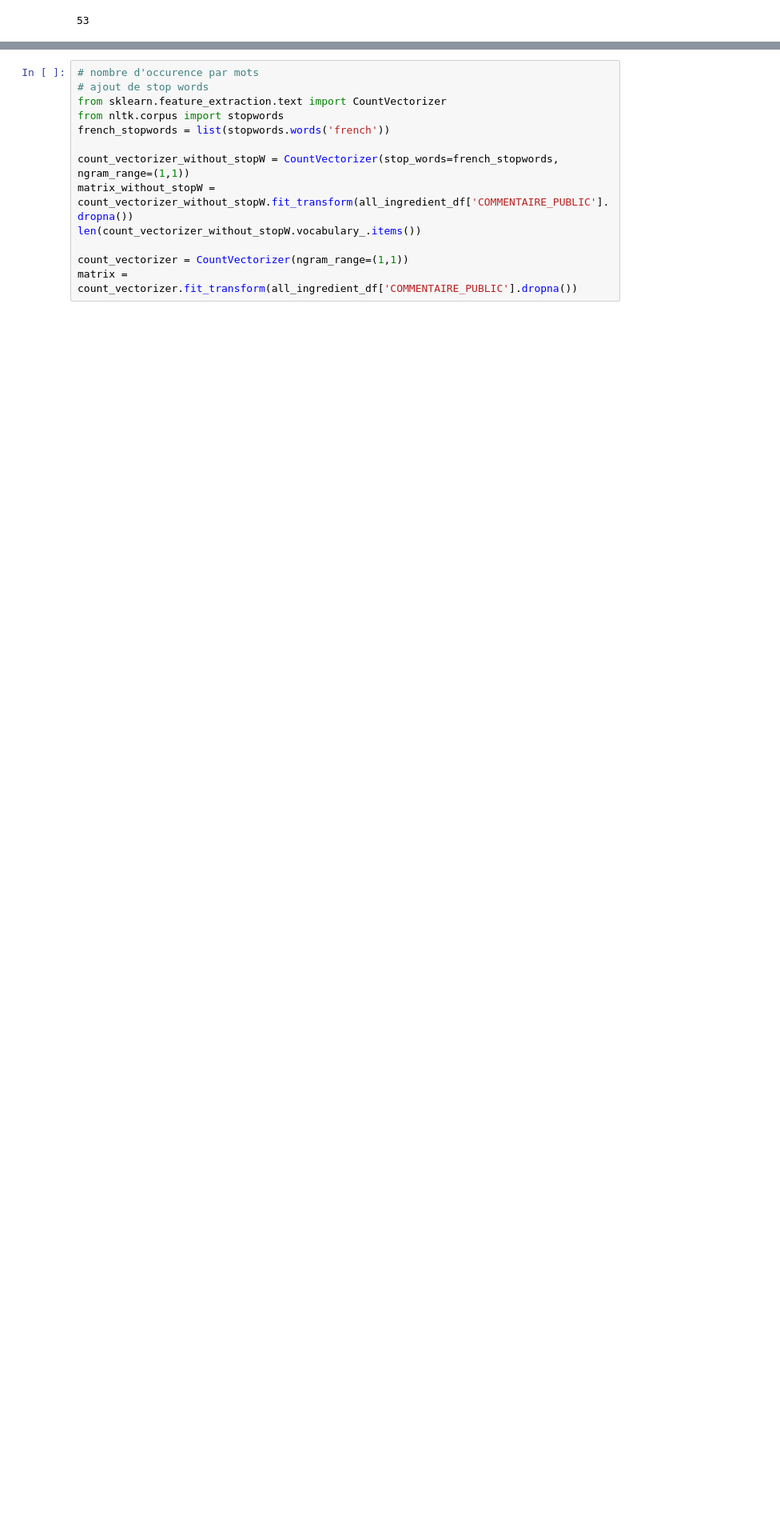
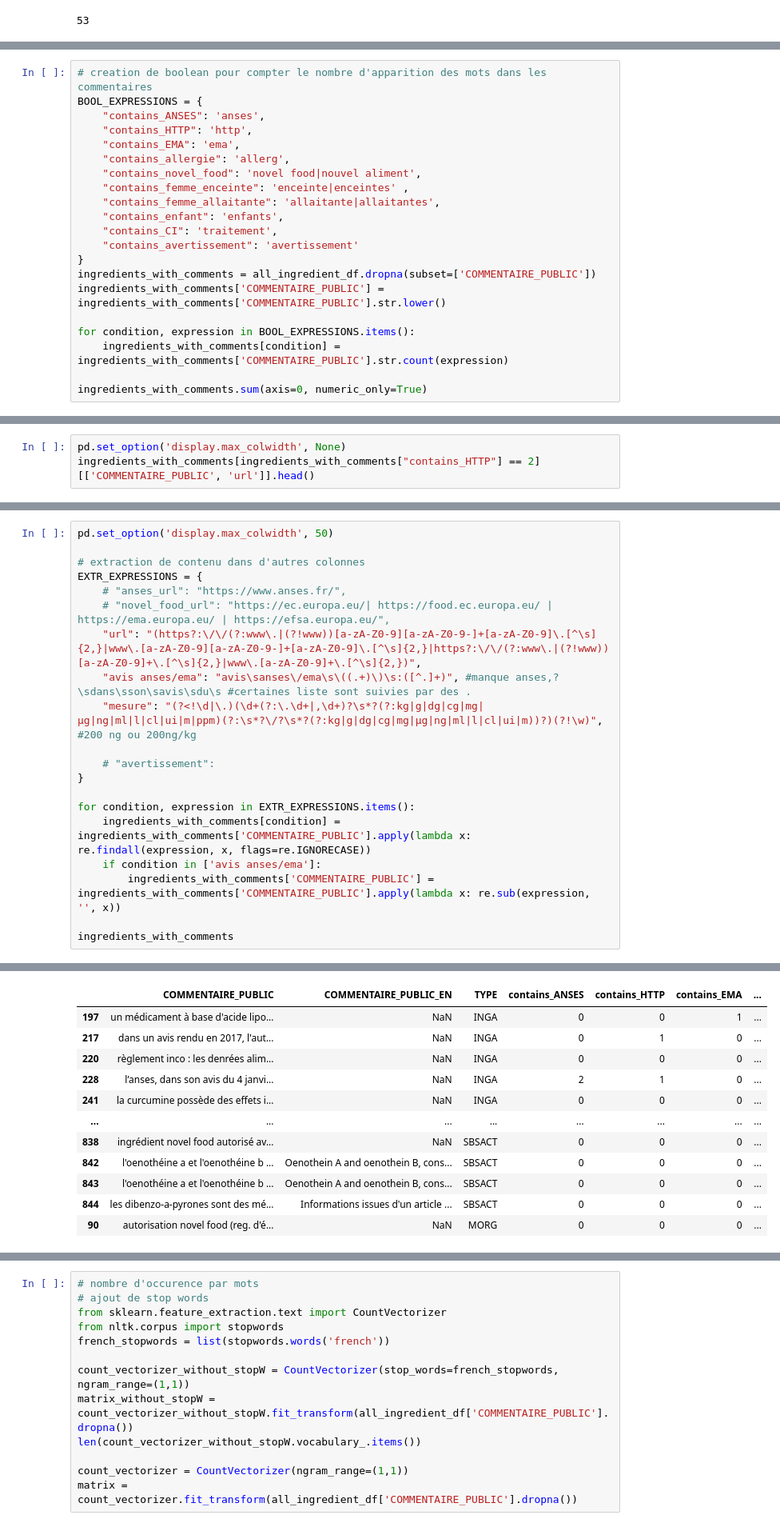
Before and after one commit to betagouv/complements-alimentaires, a Jupyter notebook: notebooks/siccrf_field_cleaning.ipynb, the cells around one changed output, grey strips where cells are left out. Shown at 80% size. Drawn from its saved outputs; the diff is of its cells as text; blank space fills up the shorter version.

```diff
--- a/notebooks/siccrf_field_cleaning.ipynb
+++ b/notebooks/siccrf_field_cleaning.ipynb
@@ -130,0 +133,21 @@ len(all_ingredient_df[all_ingredient_df['contains_novel_food'] == True][['COMMEN
+# %%
+# creation de boolean pour compter le nombre d'apparition des mots dans les commentaires
+BOOL_EXPRESSIONS = {
+    "contains_ANSES": 'anses',
+    "contains_HTTP": 'http',
+    "contains_EMA": 'ema',
+    "contains_allergie": 'allerg',
+    "contains_novel_food": 'novel food|nouvel aliment',
+    "contains_femme_enceinte": 'enceinte|enceintes' ,
+    "contains_femme_allaitante": 'allaitante|allaitantes',
+    "contains_enfant": 'enfants',
+    "contains_CI": 'traitement',
+    "contains_avertissement": 'avertissement'
+}
+ingredients_with_comments = all_ingredient_df.dropna(subset=['COMMENTAIRE_PUBLIC'])
+ingredients_with_comments['COMMENTAIRE_PUBLIC'] = ingredients_with_comments['COMMENTAIRE_PUBLIC'].str.lower()
+
+for condition, expression in BOOL_EXPRESSIONS.items():
+    ingredients_with_comments[condition] = ingredients_with_comments['COMMENTAIRE_PUBLIC'].str.count(expression)
+
+ingredients_with_comments.sum(axis=0, numeric_only=True)
@@ -130,0 +183,3 @@ len(all_ingredient_df[all_ingredient_df['contains_novel_food'] == True][['COMMEN
+# %%
+pd.set_option('display.max_colwidth', None)
+ingredients_with_comments[ingredients_with_comments["contains_HTTP"] == 2][['COMMENTAIRE_PUBLIC', 'url']].head()
@@ -130,0 +193,21 @@ len(all_ingredient_df[all_ingredient_df['contains_novel_food'] == True][['COMMEN
+# %%
+pd.set_option('display.max_colwidth', 50)
+
+# extraction de contenu dans d'autres colonnes
+EXTR_EXPRESSIONS = {
+    # "anses_url": "https://www.anses.fr/",
+    # "novel_food_url": "https://ec.europa.eu/| https://food.ec.europa.eu/ | https://ema.europa.eu/ | https://efsa.europa.eu/",
+    "url": "(https?:\/\/(?:www\.|(?!www))[a-zA-Z0-9][a-zA-Z0-9-]+[a-zA-Z0-9]\.[^\s]{2,}|www\.[a-zA-Z0-9][a-zA-Z0-9-]+[a-zA-Z0-9]\.[^\s]{2,}|https?:\/\/(?:www\.|(?!www))[a-zA-Z0-9]+\.[^\s]{2,}|www\.[a-zA-Z0-9]+\.[^\s]{2,})",
+    "avis anses/ema": "avis\sanses\/ema\s\((.+)\)\s:([^.]+)", #manque anses,?\sdans\sson\savis\sdu\s #certaines liste sont suivies par des .
+    "mesure": "(?<!\d|\.)(\d+(?:\.\d+|,\d+)?\s*?(?:kg|g|dg|cg|mg|µg|ng|ml|l|cl|ui|m|ppm)(?:\s*?\/?\s*?(?:kg|g|dg|cg|mg|µg|ng|ml|l|cl|ui|m))?)(?!\w)", #200 ng ou 200ng/kg
+
+    # "avertissement":
+}
+
+for condition, expression in EXTR_EXPRESSIONS.items():
+    ingredients_with_comments[condition] = ingredients_with_comments['COMMENTAIRE_PUBLIC'].apply(lambda x: re.findall(expression, x, flags=re.IGNORECASE))
+    if condition in ['avis anses/ema']:
+        ingredients_with_comments['COMMENTAIRE_PUBLIC'] = ingredients_with_comments['COMMENTAIRE_PUBLIC'].apply(lambda x: re.sub(expression, '', x))
+
+ingredients_with_comments
+# %% [output]
@@ -130,0 +224,12 @@ len(all_ingredient_df[all_ingredient_df['contains_novel_food'] == True][['COMMEN
+|  | COMMENTAIRE_PUBLIC | COMMENTAIRE_PUBLIC_EN | TYPE | contains_ANSES | contains_HTTP | contains_EMA | ... |
+| 197 | un médicament à base d'acide lipo... | NaN | INGA | 0 | 0 | 1 | ... |
+| 217 | dans un avis rendu en 2017, l'aut... | NaN | INGA | 0 | 1 | 0 | ... |
+| 220 | règlement inco : les denrées alim... | NaN | INGA | 0 | 0 | 0 | ... |
+| 228 | l’anses, dans son avis du 4 janvi... | NaN | INGA | 2 | 1 | 0 | ... |
+| 241 | la curcumine possède des effets i... | NaN | INGA | 0 | 0 | 0 | ... |
+| ... | ... | ... | ... | ... | ... | ... | ... |
+| 838 | ingrédient novel food autorisé av... | NaN | SBSACT | 0 | 0 | 0 | ... |
+| 842 | l'oenothéine a et l'oenothéine b ... | Oenothein A and oenothein B, cons... | SBSACT | 0 | 0 | 0 | ... |
+| 843 | l'oenothéine a et l'oenothéine b ... | Oenothein A and oenothein B, cons... | SBSACT | 0 | 0 | 0 | ... |
+| 844 | les dibenzo-a-pyrones sont des mé... | Informations issues d'un article ... | SBSACT | 0 | 0 | 0 | ... |
+| 90 | autorisation novel food (reg. d'é... | NaN | MORG | 0 | 0 | 0 | ... |
```
Also changed, not shown: parts of 24 cells of this notebook.
